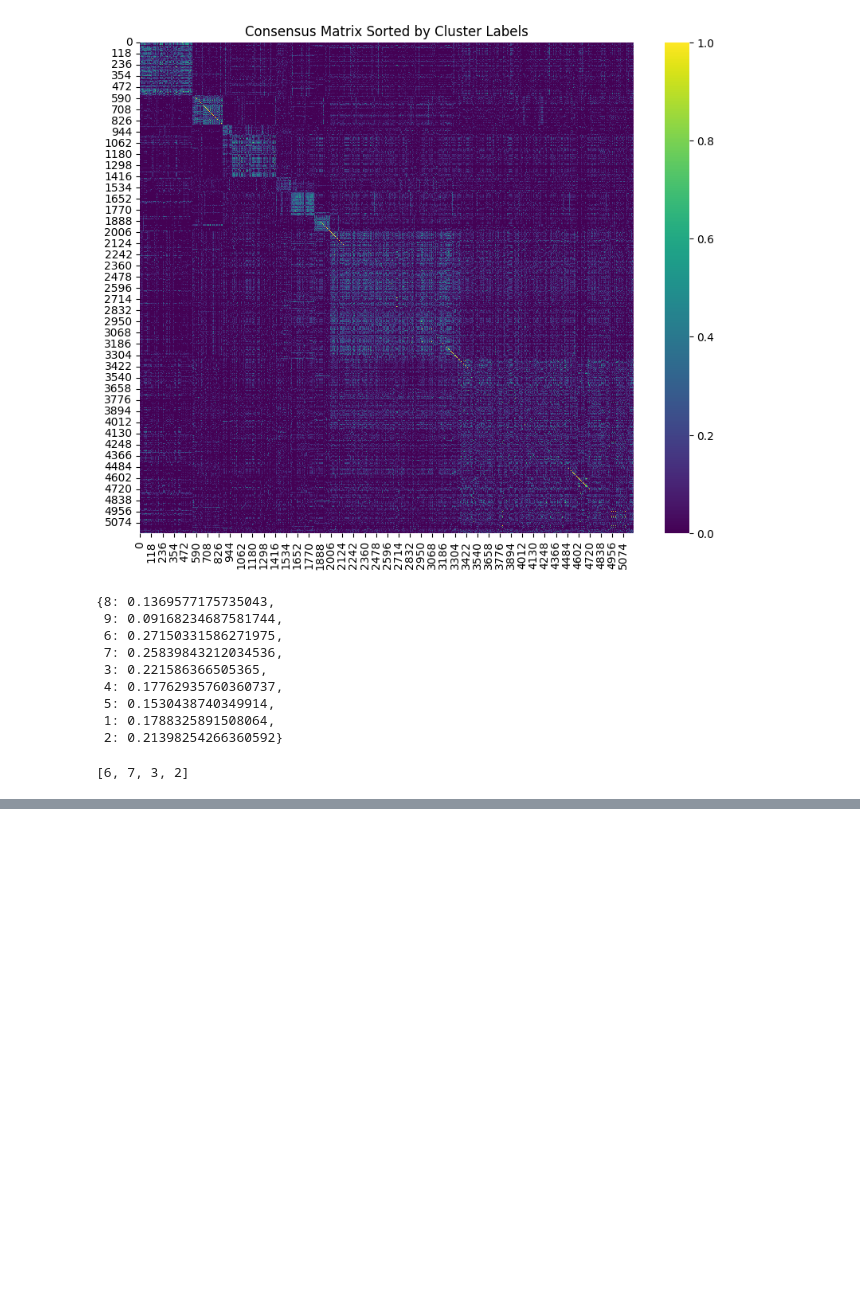
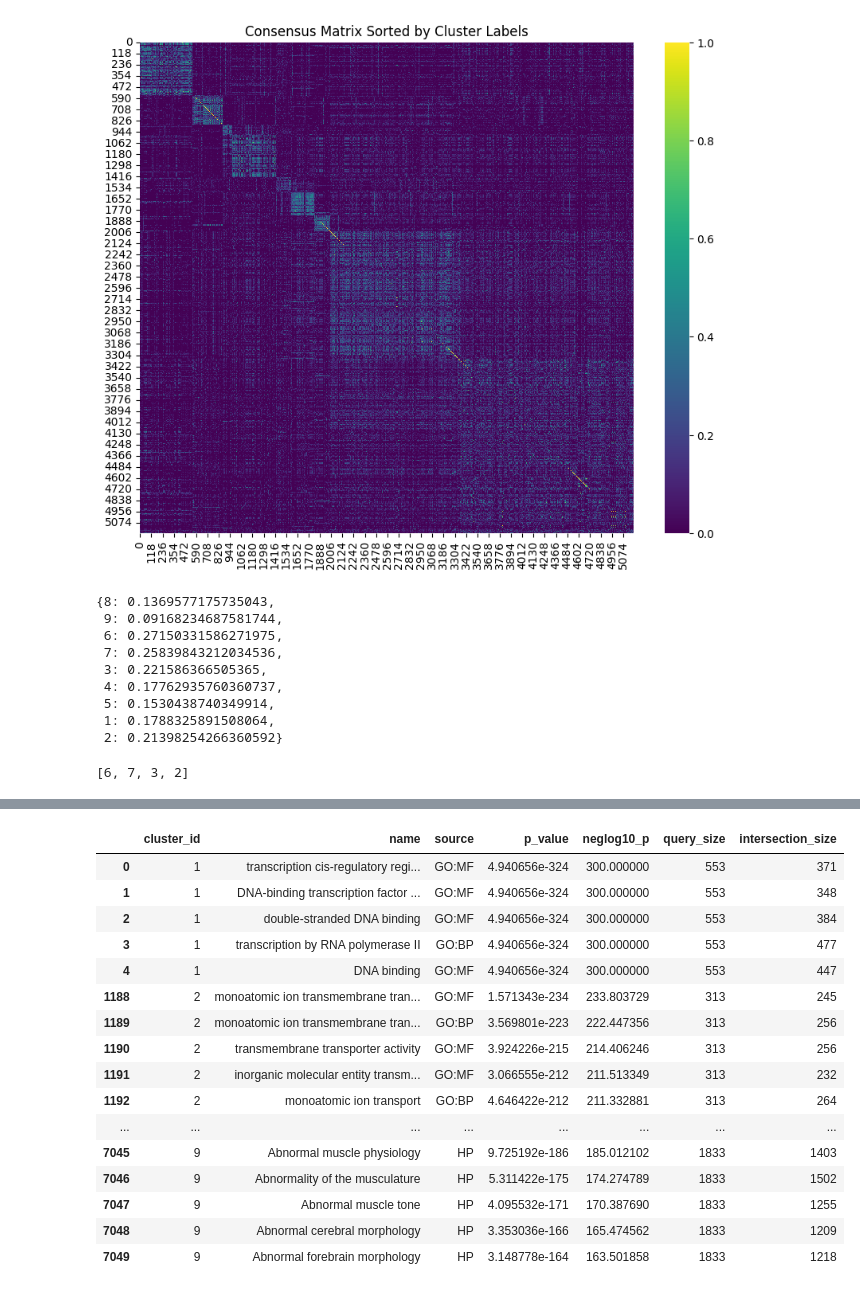
Before and after one commit to Filippo-Corti/ScientificVisualization, a Jupyter notebook: 02-data-integration/consensus_clustering.ipynb, the cells around one changed output, grey strips where cells are left out. Drawn from its saved outputs; the diff is of its cells as text; code cells hidden in the pictures; blank space fills up the shorter version.

```diff
--- a/02-data-integration/consensus_clustering.ipynb
+++ b/02-data-integration/consensus_clustering.ipynb
@@ -280,0 +283,61 @@ dtype: int64
+# %%
+# Initialize g:Profiler client (returns pandas DataFrame)
+gp = GProfiler(return_dataframe=True)
+
+# Choose sources; tweak as needed
+sources = ["GO:BP", "GO:MF", "GO:CC", "REAC", "KEGG", "HP"]
+
+all_results = []
+for cid, gene_list in clusters_genes.items():
+    # skip tiny clusters
+    if len(gene_list) < 3:
+        continue
+    try:
+        res = gp.profile(
+            organism="hsapiens",                    # adjust if not human
+            query=gene_list,                         # genes in the cluster
+            background=universe_genes,               # custom background (all genes measured)
+            sources=sources,
+        )
+    except Exception as e:
+        print(f"Cluster {cid}: enrichment failed: {e}")
+        res = None
+
+    if res is not None and len(res) > 0:
+        res["cluster_id"] = cid
+        res["cluster_size"] = len(gene_list)
+        # -log10(FDR) for plotting
+        if "p_value" in res.columns:
+            res["neglog10_p"] = -np.log10(res["p_value"].clip(lower=1e-300))
+        all_results.append(res)
+    else:
+        print(f"Cluster {cid}: no significant terms (check gene IDs / organism).")
+
+if len(all_results) > 0:
+    enr_df = pd.concat(all_results, ignore_index=True)
+    # Sort within cluster by adjusted p-value
+    if "p_value" in enr_df.columns:
+        enr_df = enr_df.sort_values(["cluster_id", "p_value"], ascending=[True, True])
+
+    # Summary: how many hits per cluster
+    print("Significant terms per cluster:")
+    print(enr_df.groupby("cluster_id").size())
+
+    # Show top N terms per cluster instead of a global head()
+    N = 5
+    top_per_cluster = (
+        enr_df
+        .sort_values(["cluster_id", "p_value"], ascending=[True, True])
+        .groupby("cluster_id", group_keys=False)
+        .head(N)
+    )
+
+    # Pick the correct term column for display
+    term_col = "term_name" if "term_name" in top_per_cluster.columns else ("name" if "name" in top_per_cluster.columns else None)
+    if term_col is None:
+        display(top_per_cluster.head(10))
+    else:
+        display(top_per_cluster[["cluster_id", term_col, "source", "p_value", "neglog10_p", "query_size", "intersection_size"]].head(50))
+else:
+    print("No enrichment results across clusters.")
+# %% [output]
@@ -280,0 +356,17 @@ dtype: int64
+|  | cluster_id | name | source | p_value | neglog10_p | query_size | intersection_size |
+| 0 | 1 | transcription cis-regulatory regi... | GO:MF | 4.940656e-324 | 300.000000 | 553 | 371 |
+| 1 | 1 | DNA-binding transcription factor ... | GO:MF | 4.940656e-324 | 300.000000 | 553 | 348 |
+| 2 | 1 | double-stranded DNA binding | GO:MF | 4.940656e-324 | 300.000000 | 553 | 384 |
+| 3 | 1 | transcription by RNA polymerase II | GO:BP | 4.940656e-324 | 300.000000 | 553 | 477 |
+| 4 | 1 | DNA binding | GO:MF | 4.940656e-324 | 300.000000 | 553 | 447 |
+| 1188 | 2 | monoatomic ion transmembrane tran... | GO:MF | 1.571343e-234 | 233.803729 | 313 | 245 |
+| 1189 | 2 | monoatomic ion transmembrane tran... | GO:BP | 3.569801e-223 | 222.447356 | 313 | 256 |
+| 1190 | 2 | transmembrane transporter activity | GO:MF | 3.924226e-215 | 214.406246 | 313 | 256 |
+| 1191 | 2 | inorganic molecular entity transm... | GO:MF | 3.066555e-212 | 211.513349 | 313 | 232 |
+| 1192 | 2 | monoatomic ion transport | GO:BP | 4.646422e-212 | 211.332881 | 313 | 264 |
+| ... | ... | ... | ... | ... | ... | ... | ... |
+| 7045 | 9 | Abnormal muscle physiology | HP | 9.725192e-186 | 185.012102 | 1833 | 1403 |
+| 7046 | 9 | Abnormality of the musculature | HP | 5.311422e-175 | 174.274789 | 1833 | 1502 |
+| 7047 | 9 | Abnormal muscle tone | HP | 4.095532e-171 | 170.387690 | 1833 | 1255 |
+| 7048 | 9 | Abnormal cerebral morphology | HP | 3.353036e-166 | 165.474562 | 1833 | 1209 |
+| 7049 | 9 | Abnormal forebrain morphology | HP | 3.148778e-164 | 163.501858 | 1833 | 1218 |
```
Also changed, not shown: parts of 11 cells of this notebook.
